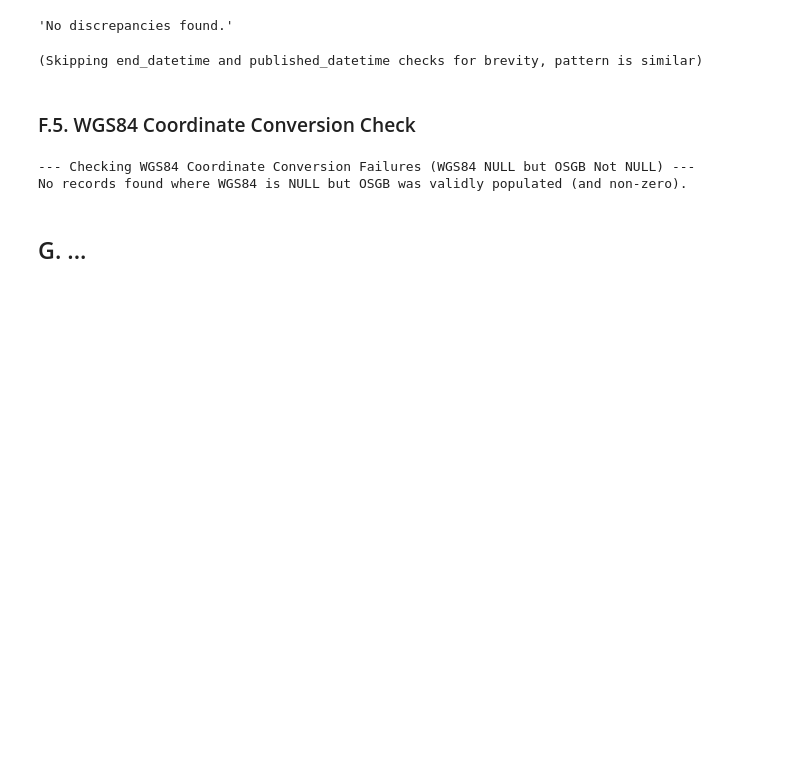
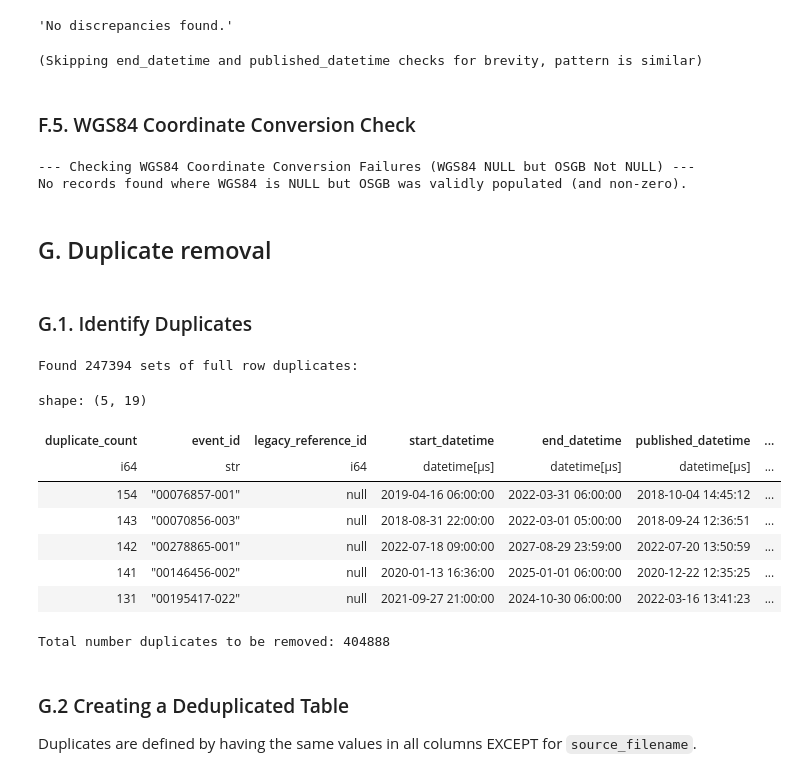
Before and after one commit to FlorisRX/UK_roadworks_XML_pipeline, a Jupyter notebook: XML-SQL_loader.ipynb, the cells around one changed output. Drawn from its saved outputs; the diff is of its cells as text; code cells hidden in the pictures; blank space fills up the shorter version.

```diff
--- a/XML-SQL_loader.ipynb
+++ b/XML-SQL_loader.ipynb
@@ -728,4 +879,57 @@ else:
 --- Checking WGS84 Coordinate Conversion Failures (WGS84 NULL but OSGB Not NULL) ---
 No records found where WGS84 is NULL but OSGB was validly populated (and non-zero).
 # %% [markdown]
-## G. ...
+## G. Duplicate removal
+# %% [markdown]
+### G.1. Identify Duplicates
+# %%
+# Get all column names for the unified table to use in the GROUP BY clause
+unified_table_info_df = run_query_df(con, f"PRAGMA table_info('{UNIFIED_TABLE_NAME}');")
+if unified_table_info_df is not None and not unified_table_info_df.is_empty():
+    unified_columns = [row['name'] for row in unified_table_info_df.iter_rows(named=True)]
+
+    # Exclude a unique row identifier if one was added by DuckDB (like rowid),
+    # or handle it if you are using ctid/oid from other systems.
+    # For this purpose, we assume all columns listed in PRAGMA table_info are actual data columns.
+
+    group_by_columns_str = ", ".join([f'"{col}"' for col in unified_columns if col != 'source_filename'])
+
+    # Query to find and count full row duplicates
+    # This shows which rows are duplicated and how many times
+    duplicate_row_query = f"""
+        SELECT
+            COUNT(*) as duplicate_count,
+            {group_by_columns_str}
+        FROM "{UNIFIED_TABLE_NAME}"
+        GROUP BY {group_by_columns_str}
+        HAVING COUNT(*) > 1
+        ORDER BY duplicate_count DESC;
+    """
+
+    df_duplicate_rows = run_query_df(con, duplicate_row_query)
+
+    if df_duplicate_rows is not None:
+        if not df_duplicate_rows.is_empty():
+            print(f"Found {df_duplicate_rows.height} sets of full row duplicates:")
+            display(df_duplicate_rows.head(5))
+            total_duplicate_occurrences = df_duplicate_rows['duplicate_count'].sum()
+            print(f"Total number duplicates to be removed: {total_duplicate_occurrences - df_duplicate_rows.height}")
+        else:
+            print("No full row duplicates found.")
+    else:
+        print("Could not execute query to check for full row duplicates.")
+# %% [output]
+Found 247394 sets of full row duplicates:
+shape: (5, 19)
+| duplicate_count | event_id | legacy_reference_id | start_datetime | end_datetime | published_datetime | ... |
+| i64 | str | i64 | datetime[μs] | datetime[μs] | datetime[μs] | ... |
+| 154 | "00076857-001" | null | 2019-04-16 06:00:00 | 2022-03-31 06:00:00 | 2018-10-04 14:45:12 | ... |
+| 143 | "00070856-003" | null | 2018-08-31 22:00:00 | 2022-03-01 05:00:00 | 2018-09-24 12:36:51 | ... |
+| 142 | "00278865-001" | null | 2022-07-18 09:00:00 | 2027-08-29 23:59:00 | 2022-07-20 13:50:59 | ... |
+| 141 | "00146456-002" | null | 2020-01-13 16:36:00 | 2025-01-01 06:00:00 | 2020-12-22 12:35:25 | ... |
+| 131 | "00195417-022" | null | 2021-09-27 21:00:00 | 2024-10-30 06:00:00 | 2022-03-16 13:41:23 | ... |
+Total number duplicates to be removed: 404888
+# %% [markdown]
+### G.2 Creating a Deduplicated Table
+
+Duplicates are defined by having the same values in all columns EXCEPT for `source_filename`.
```
Also changed, not shown: parts of 15 cells of this notebook.
